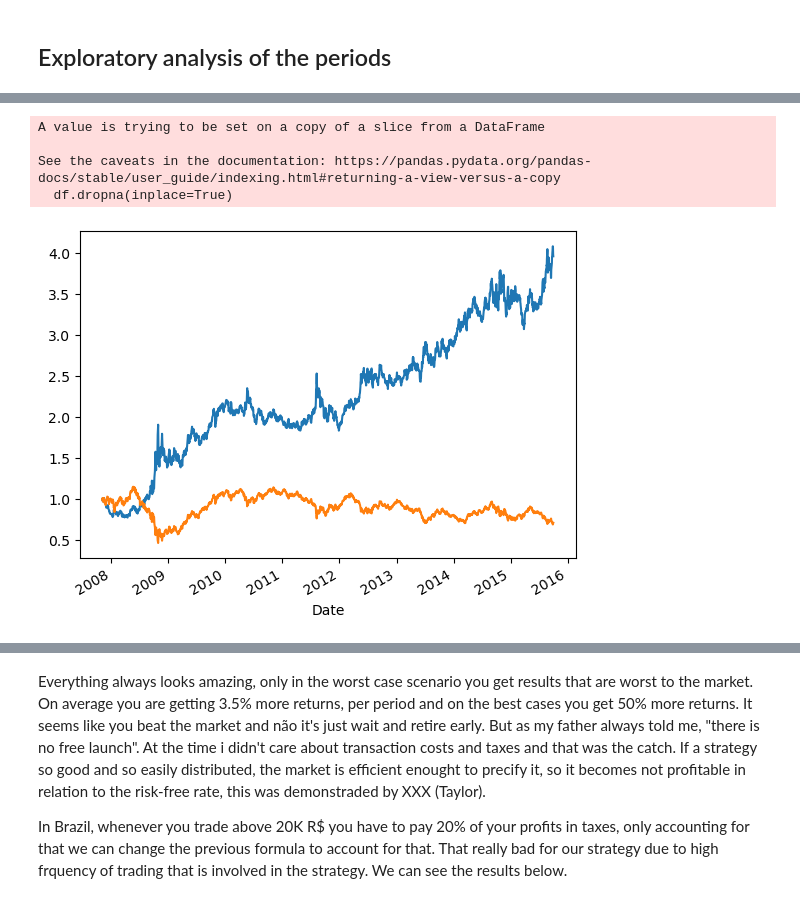
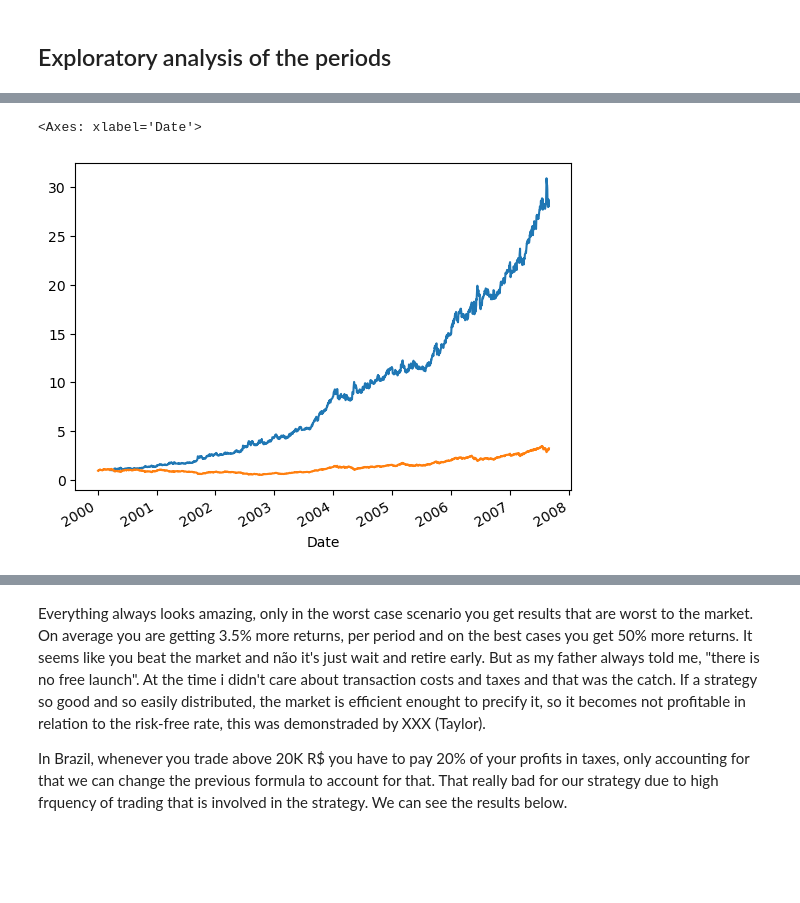
Before and after one commit to RafaelM0raes/MyJourneyInFinancialMarkets, a Jupyter notebook: Artigo 1.ipynb, the cells around one changed output, grey strips where cells are left out. Cells and saved outputs as stored; diff of their text form; code cells hidden in the pictures; blank space fills up the shorter version.

```diff
--- a/Artigo 1.ipynb
+++ b/Artigo 1.ipynb
@@ -288,13 +358,14 @@ results_best_params.sort_values("Excess Returns", ascending=False).iloc[[*range(
 # %%
-res = returns_moving_averages(series.loc[datetime.datetime(year=2007, month=11, day=1):datetime.datetime(year=2015, month=10, day=1)])
-ax = pd.DataFrame(np.append(res["return array buy signal"], res["return array sell signal"], axis=0)).sort_values(0).set_index(0).cumprod().plot.line(legend=False)
-(series.loc[datetime.datetime(year=2007, month=11, day=1):datetime.datetime(year=2015, month=10, day=1)]["Close"].pct_change()+1).cumprod().plot.line(ax=ax)
-plt.show()
+def graph_periods(asset, risk_free, long, short, b):
+    serie = moving_avg(asset, long, short, b)
+    res = returns_moving_averages(serie, risk_free)
+    ax = pd.Series(res["return array"][:, 1], index=res["return array"][:, 0]).sort_index().cumprod().plot.line()
+    ax = (asset.pct_change() + 1).cumprod().plot.line(ax=ax)
+    return ax
-# %% [output]
-A value is trying to be set on a copy of a slice from a DataFrame
-
-See the caveats in the documentation: https://pandas.pydata.org/pandas-docs/stable/user_guide/indexing.html#returning-a-view-versus-a-copy
-  df.dropna(inplace=True)
-[figure, removed]
+# %%
+graph_periods(df_ibov.loc["2000-01":"2007-08"], selic.loc["2000-01":"2007-08"], 50, 1, .0)
+# %% [output]
+<Axes: xlabel='Date'>
+[figure, added]
 # %%
 backtest_results[""]backtest_results.index.str[:6]
```
Also changed, not shown: parts of 19 cells of this notebook.
